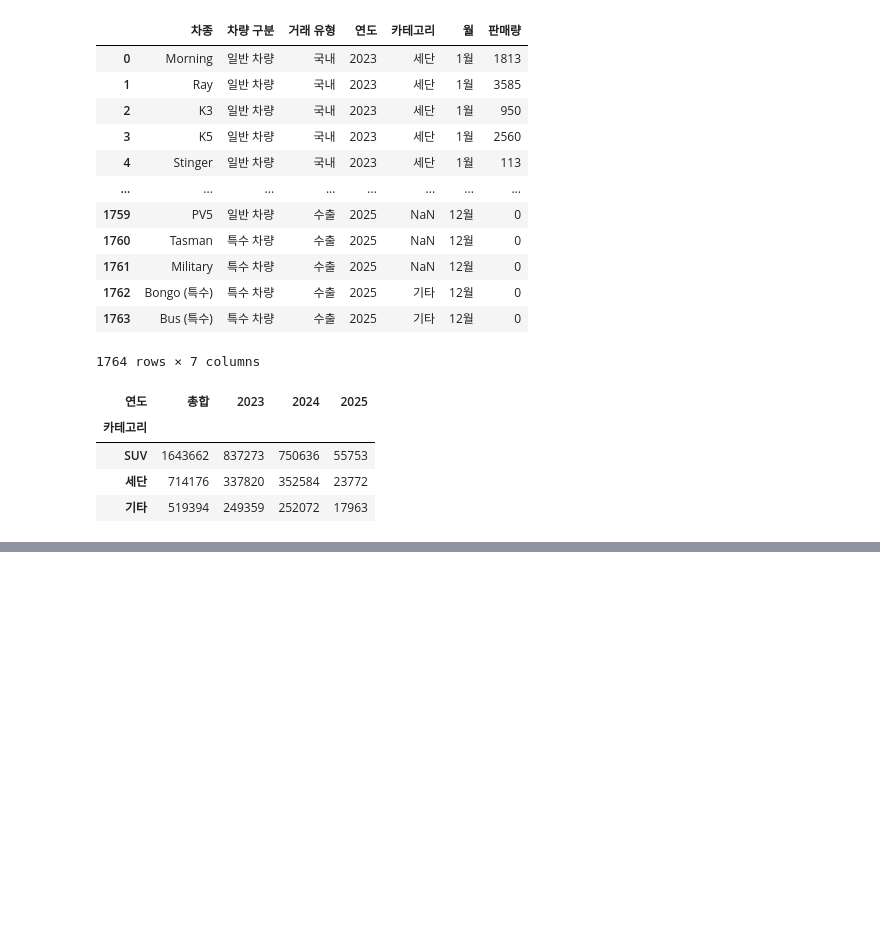
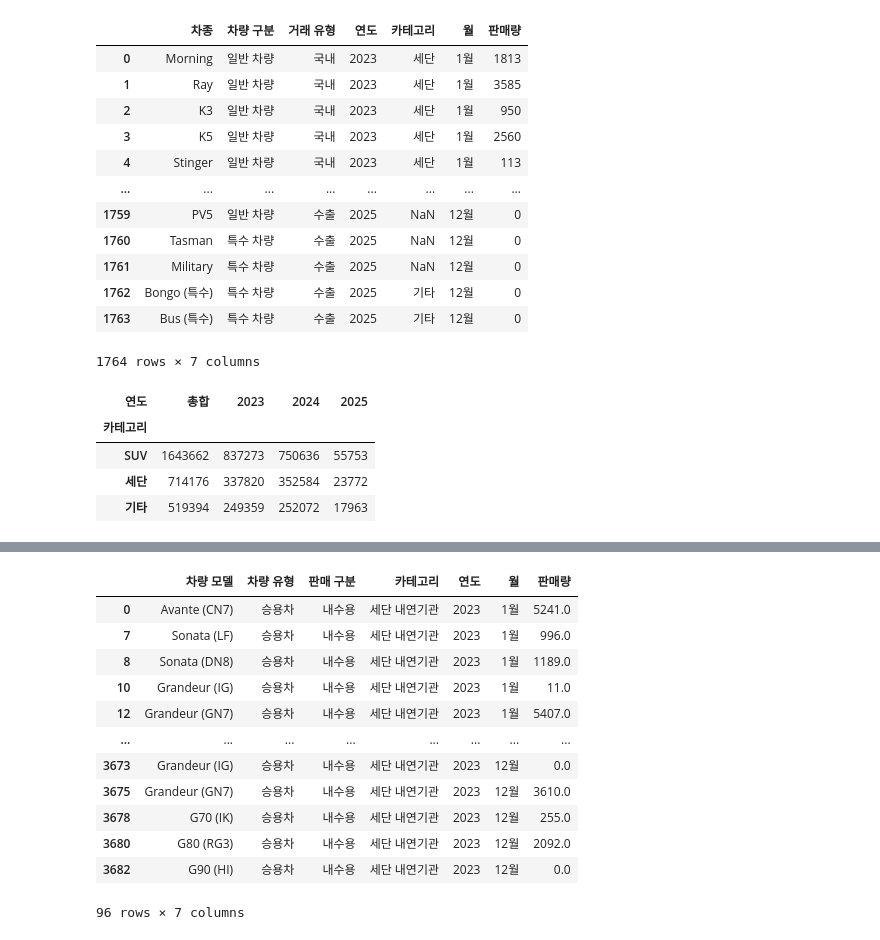
Before and after one commit to Coding-Supremacy/manifest-mini, a Jupyter notebook: junghee/분석 요약표 집계.ipynb, the cells around one changed output, grey strips where cells are left out. Cells and saved outputs as stored; diff of their text form; code cells hidden in the pictures; blank space fills up the shorter version.

```diff
--- a/junghee/분석 요약표 집계.ipynb
+++ b/junghee/분석 요약표 집계.ipynb
@@ -410,0 +602,16 @@ df_melted
+# %%
+세단_내연기관
+# %% [output]
+|  | 차량 모델 | 차량 유형 | 판매 구분 | 카테고리 | 연도 | 월 | 판매량 |
+| 0 | Avante (CN7) | 승용차 | 내수용 | 세단 내연기관 | 2023 | 1월 | 5241.0 |
+| 7 | Sonata (LF) | 승용차 | 내수용 | 세단 내연기관 | 2023 | 1월 | 996.0 |
+| 8 | Sonata (DN8) | 승용차 | 내수용 | 세단 내연기관 | 2023 | 1월 | 1189.0 |
+| 10 | Grandeur (IG) | 승용차 | 내수용 | 세단 내연기관 | 2023 | 1월 | 11.0 |
+| 12 | Grandeur (GN7) | 승용차 | 내수용 | 세단 내연기관 | 2023 | 1월 | 5407.0 |
+| ... | ... | ... | ... | ... | ... | ... | ... |
+| 3673 | Grandeur (IG) | 승용차 | 내수용 | 세단 내연기관 | 2023 | 12월 | 0.0 |
+| 3675 | Grandeur (GN7) | 승용차 | 내수용 | 세단 내연기관 | 2023 | 12월 | 3610.0 |
+| 3678 | G70 (IK) | 승용차 | 내수용 | 세단 내연기관 | 2023 | 12월 | 255.0 |
+| 3680 | G80 (RG3) | 승용차 | 내수용 | 세단 내연기관 | 2023 | 12월 | 2092.0 |
+| 3682 | G90 (HI) | 승용차 | 내수용 | 세단 내연기관 | 2023 | 12월 | 0.0 |
+96 rows × 7 columns
```
Also changed, not shown: parts of 32 cells of this notebook, 2 other files.
